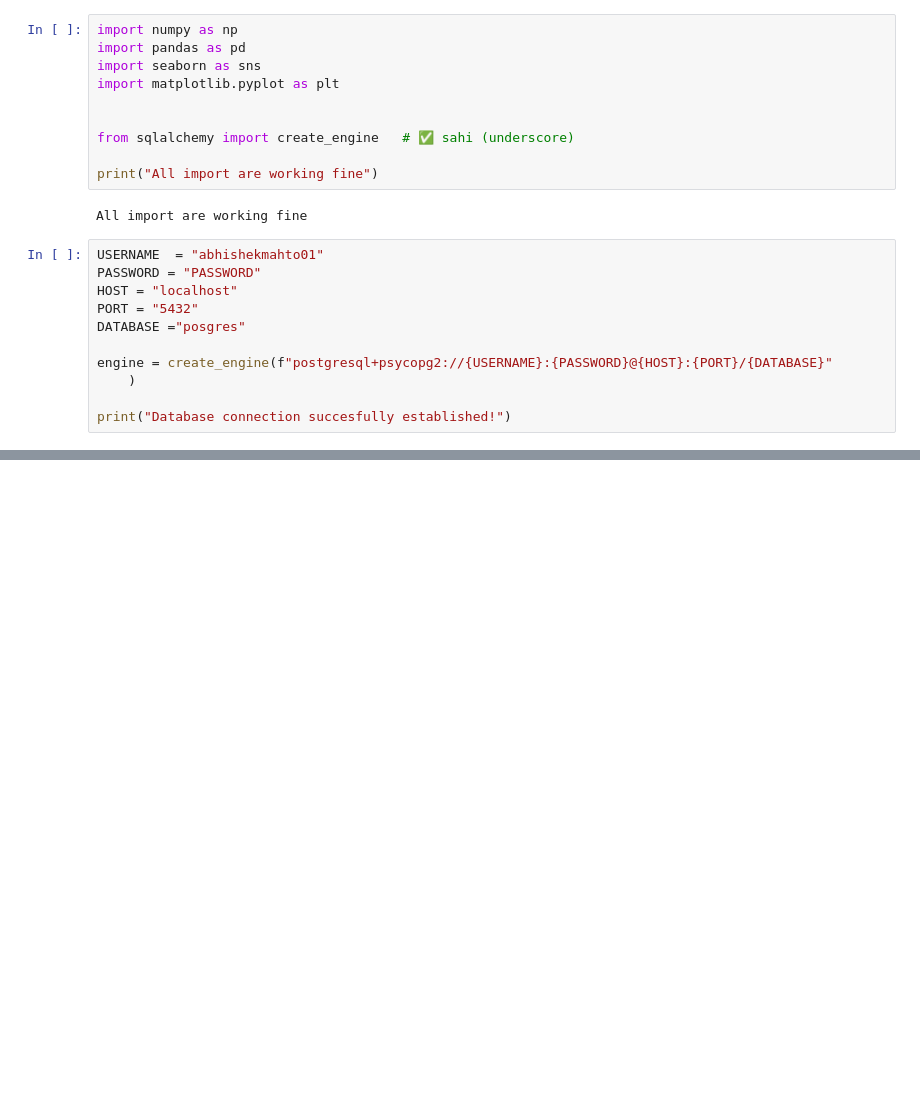
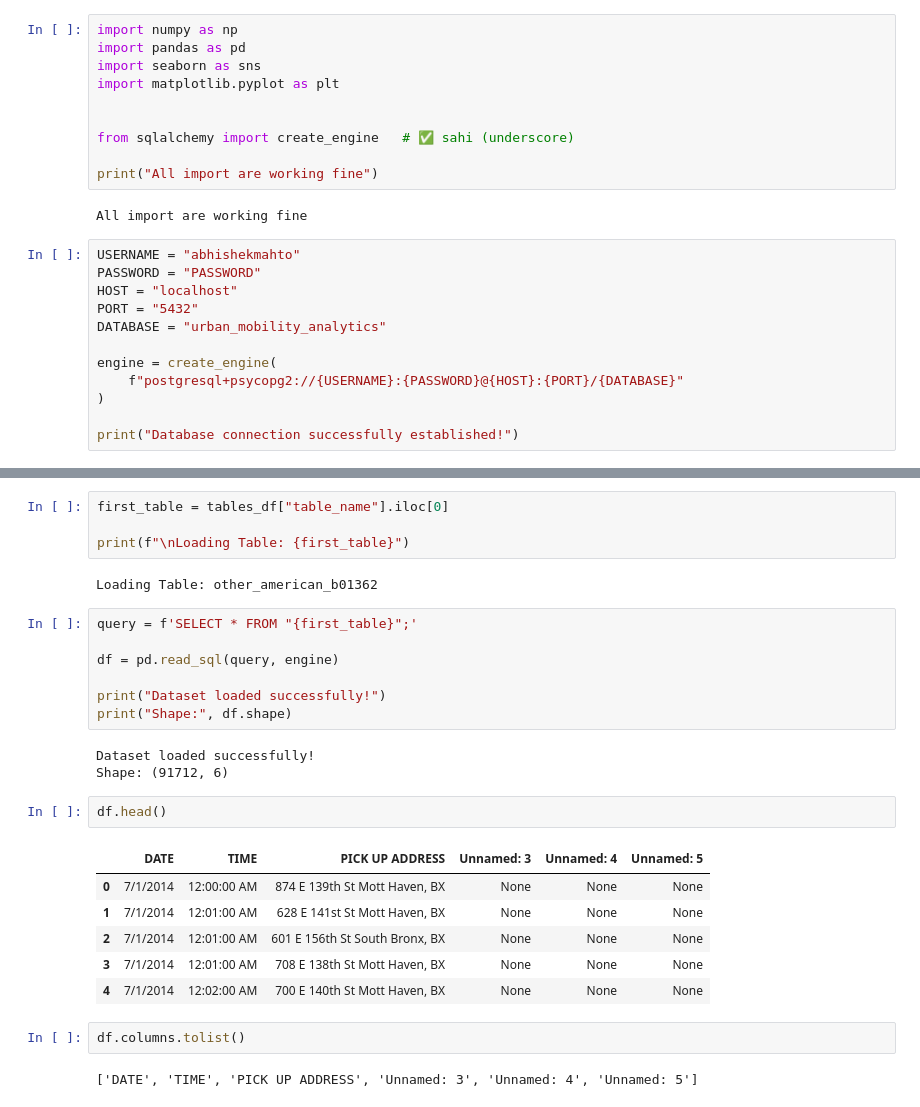
Before and after one commit to abhishekmahto01/DS-365, a Jupyter notebook: Urban_Mobility_Analytics/notebooks/01_exploratory_data_analysis.ipynb, the cells around one changed output, grey strips where cells are left out. Cells and saved outputs as stored; diff of their text form; blank space fills up the shorter version.

Commit message:
make connection successfully from tommorow i have to perform eda

```diff
--- a/Urban_Mobility_Analytics/notebooks/01_exploratory_data_analysis.ipynb
+++ b/Urban_Mobility_Analytics/notebooks/01_exploratory_data_analysis.ipynb
@@ -29,14 +29,15 @@ print("All import are working fine")
 # %% [output]
 All import are working fine
 # %%
-USERNAME  = "abhishekmahto01"
+USERNAME = "abhishekmahto"
 PASSWORD = "PASSWORD"
 HOST = "localhost"
 PORT = "5432"
-DATABASE ="posgres"
+DATABASE = "urban_mobility_analytics"
 
-engine = create_engine(f"postgresql+psycopg2://{USERNAME}:{PASSWORD}@{HOST}:{PORT}/{DATABASE}"
-    )
+engine = create_engine(
+    f"postgresql+psycopg2://{USERNAME}:{PASSWORD}@{HOST}:{PORT}/{DATABASE}"
+)
 
-print("Database connection succesfully established!")
+print("Database connection successfully established!")
 # %% [output]
@@ -43,0 +110,29 @@ Database connection succesfully established!
+# %%
+first_table = tables_df["table_name"].iloc[0]
+
+print(f"\nLoading Table: {first_table}")
+# %% [output]
+Loading Table: other_american_b01362
+# %%
+query = f'SELECT * FROM "{first_table}";'
+
+df = pd.read_sql(query, engine)
+
+print("Dataset loaded successfully!")
+print("Shape:", df.shape)
+# %% [output]
+Dataset loaded successfully!
+Shape: (91712, 6)
+# %%
+df.head()
+# %% [output]
+|  | DATE | TIME | PICK UP ADDRESS | Unnamed: 3 | Unnamed: 4 | Unnamed: 5 |
+| 0 | 7/1/2014 | 12:00:00 AM | 874 E 139th St Mott Haven, BX | None | None | None |
+| 1 | 7/1/2014 | 12:01:00 AM | 628 E 141st St Mott Haven, BX | None | None | None |
+| 2 | 7/1/2014 | 12:01:00 AM | 601 E 156th St South Bronx, BX | None | None | None |
+| 3 | 7/1/2014 | 12:01:00 AM | 708 E 138th St Mott Haven, BX | None | None | None |
+| 4 | 7/1/2014 | 12:02:00 AM | 700 E 140th St Mott Haven, BX | None | None | None |
+# %%
+df.columns.tolist()
+# %% [output]
+['DATE', 'TIME', 'PICK UP ADDRESS', 'Unnamed: 3', 'Unnamed: 4', 'Unnamed: 5']
```
Also changed, not shown: parts of 18 cells of this notebook.
